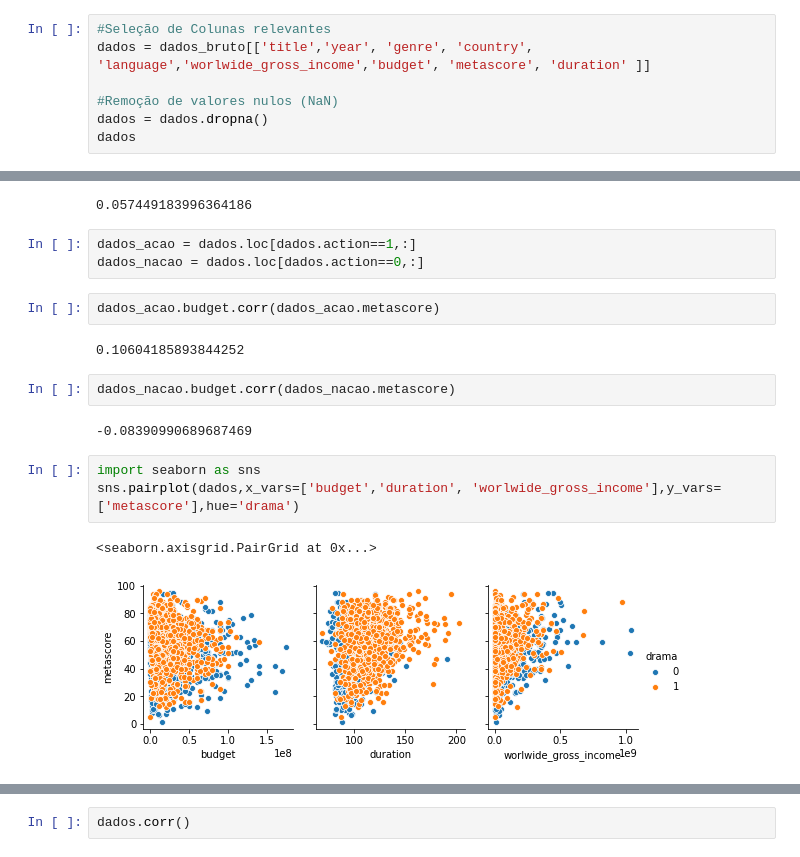
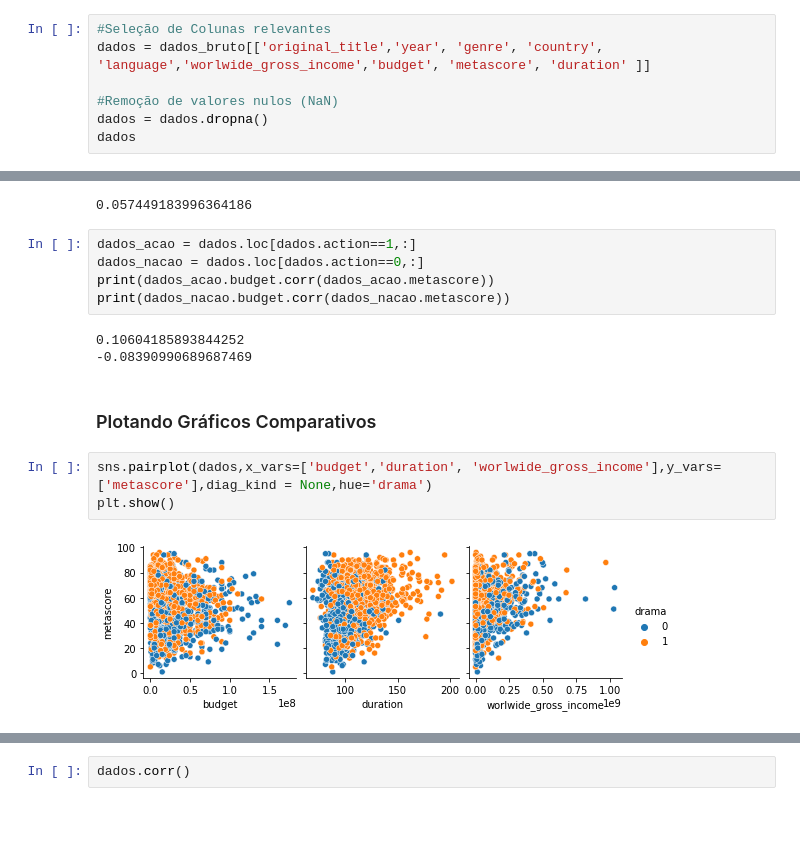
Before and after one commit to gabrielonishi/film-metascore-prediction, a Jupyter notebook: Projeto-2.ipynb, the cells around one changed output, grey strips where cells are left out. Drawn from its saved outputs; the diff is of its cells as text; blank space fills up the shorter version.

```diff
--- a/Projeto-2.ipynb
+++ b/Projeto-2.ipynb
@@ -45,7 +49,7 @@ dados_bruto.head()
 <h2>Parte I: Limpeza inicial</h2>
 # %%
 #Seleção de Colunas relevantes
-dados = dados_bruto[['title','year', 'genre', 'country', 'language','worlwide_gross_income','budget', 'metascore', 'duration' ]]
+dados = dados_bruto[['original_title','year', 'genre', 'country', 'language','worlwide_gross_income','budget', 'metascore', 'duration' ]]
 
 #Remoção de valores nulos (NaN)
 dados = dados.dropna()
@@ -325,17 +317,15 @@ dados_ndrama.budget.corr(dados_ndrama.metascore)
 # %%
 dados_acao = dados.loc[dados.action==1,:]
 dados_nacao = dados.loc[dados.action==0,:]
+print(dados_acao.budget.corr(dados_acao.metascore))
+print(dados_nacao.budget.corr(dados_nacao.metascore))
+# %% [output]
+0.10604185893844252
+-0.08390990689687469
-# %%
-dados_acao.budget.corr(dados_acao.metascore)
-# %% [output]
-0.10604185893844252
-# %%
-dados_nacao.budget.corr(dados_nacao.metascore)
-# %% [output]
--0.08390990689687469
+# %% [markdown]
+<h3>Plotando Gráficos Comparativos
 # %%
-import seaborn as sns
-sns.pairplot(dados,x_vars=['budget','duration', 'worlwide_gross_income'],y_vars=['metascore'],hue='drama')
+sns.pairplot(dados,x_vars=['budget','duration', 'worlwide_gross_income'],y_vars=['metascore'],diag_kind = None,hue='drama')
+plt.show()
 # %% [output]
-<seaborn.axisgrid.PairGrid at 0x...>
-[figure, old version]
+[figure, new version]
```
Also changed, not shown: parts of 49 cells of this notebook.
